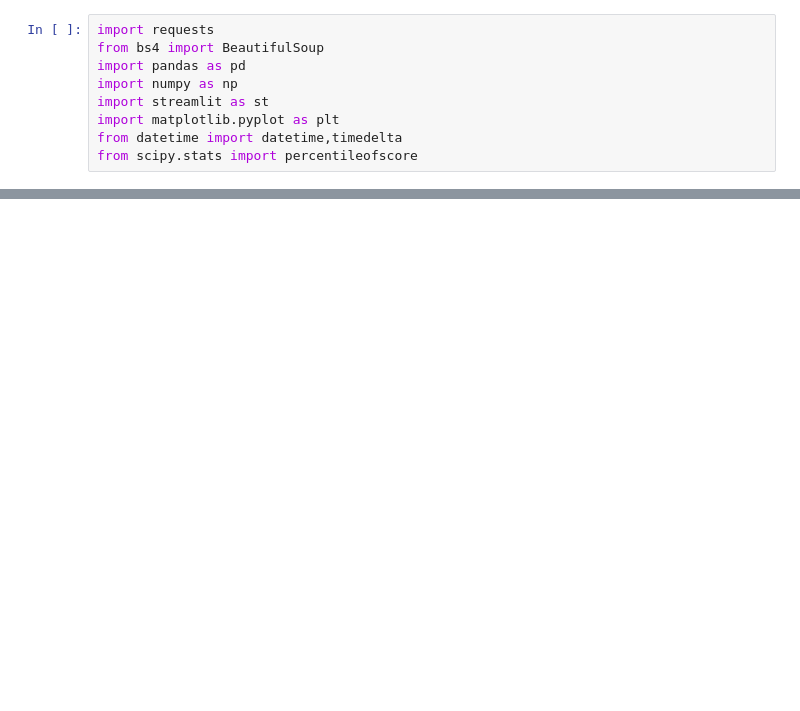
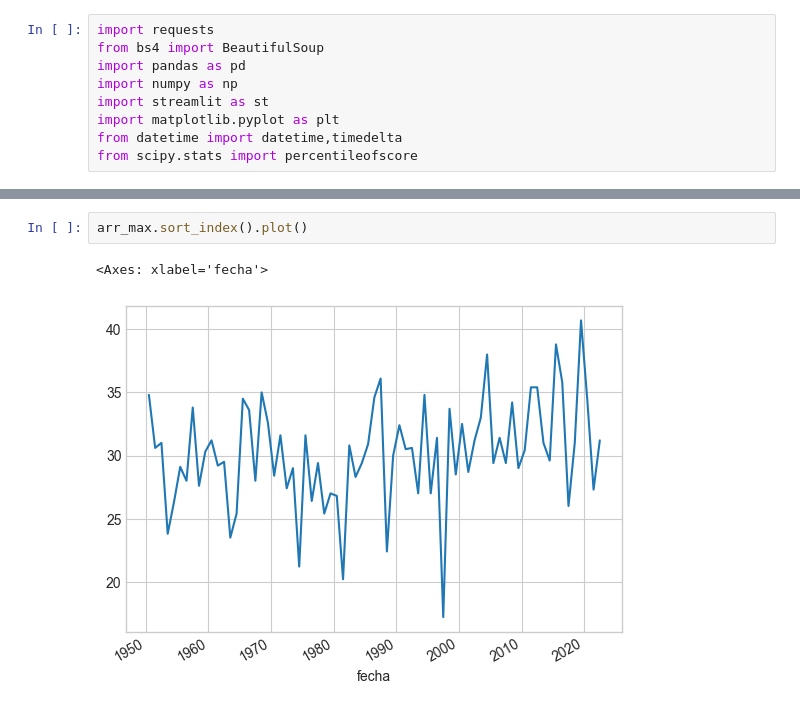
Before and after one commit to ivan5cg/Meteo, a Jupyter notebook: meteo dash.ipynb, the cells around one changed output, grey strips where cells are left out. Drawn from its saved outputs; the diff is of its cells as text; blank space fills up the shorter version.

```diff
--- a/meteo dash.ipynb
+++ b/meteo dash.ipynb
@@ -821,0 +269,5 @@ NameError: name 'hora_día' is not defined
+# %%
+arr_max.sort_index().plot()
+# %% [output]
+<Axes: xlabel='fecha'>
+[figure, added]
```
Also changed, not shown: parts of 32 cells of this notebook, 2 other files.
